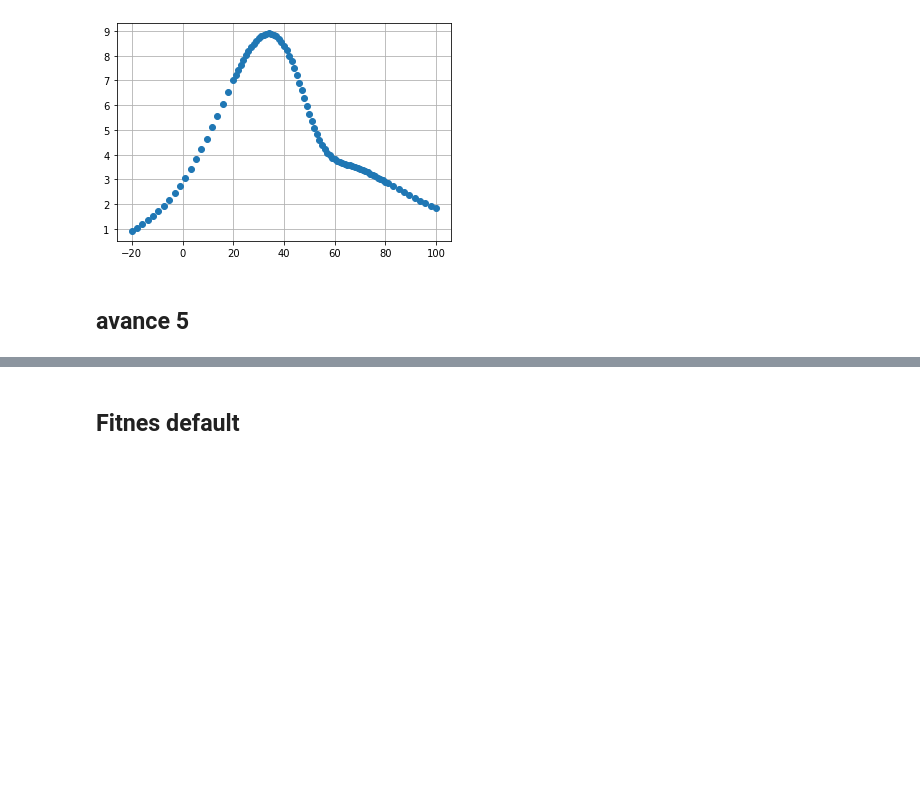
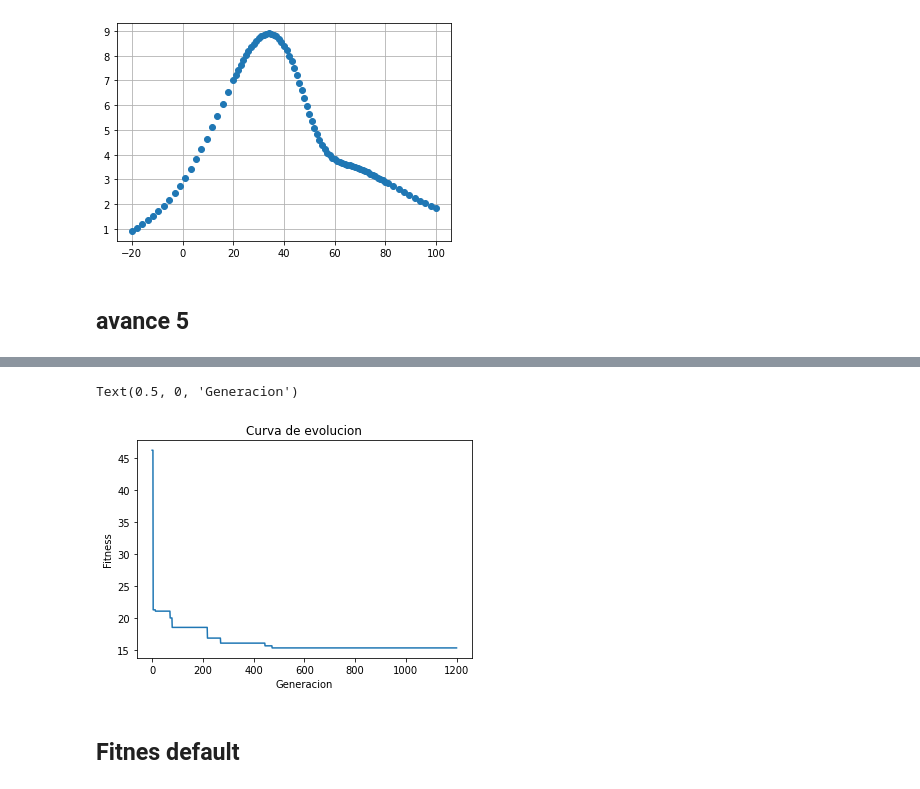
Before and after one commit to nfierroflo/Evolutionary-computation, a Jupyter notebook: evolutivacompletoc1.ipynb, the cells around one changed output, grey strips where cells are left out. Saved outputs shown, nothing was run; the diff lists cells and outputs as text; code cells hidden in the pictures; blank space fills up the shorter version.

```diff
--- a/evolutivacompletoc1.ipynb
+++ b/evolutivacompletoc1.ipynb
@@ -118,3 +128,13 @@ plotResult(t,Totalv2,g0(t),g1(t), g2(t),'Explicito, Fitnes Default')
+# %%
+base='progress_report.csv'
+generacion, minfit=LeerArchivo(base)
+plt.plot(generacion, minfit)
+plt.title('Curva de evolucion')
+plt.ylabel('Fitness')
+plt.xlabel('Generacion')
+# %% [output]
+Text(0.5, 0, 'Generacion')
+[figure, added]
 # %% [markdown]
 ## Fitnes default
 # %%
```
Also changed, not shown: parts of 2 cells of this notebook.
